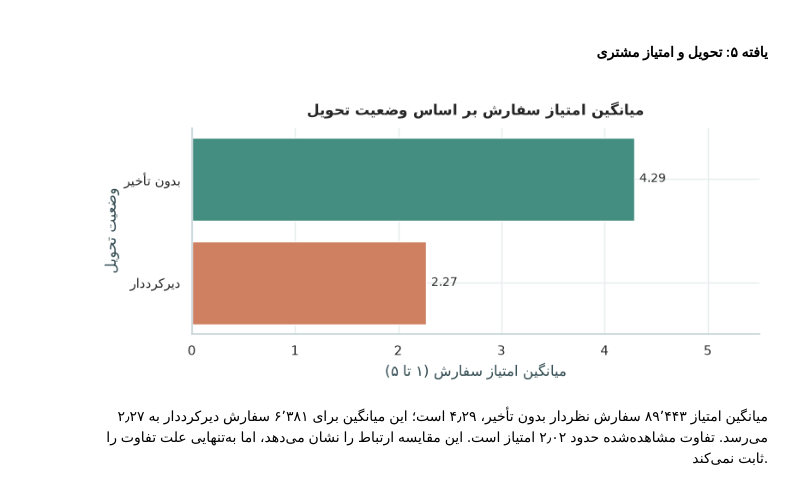
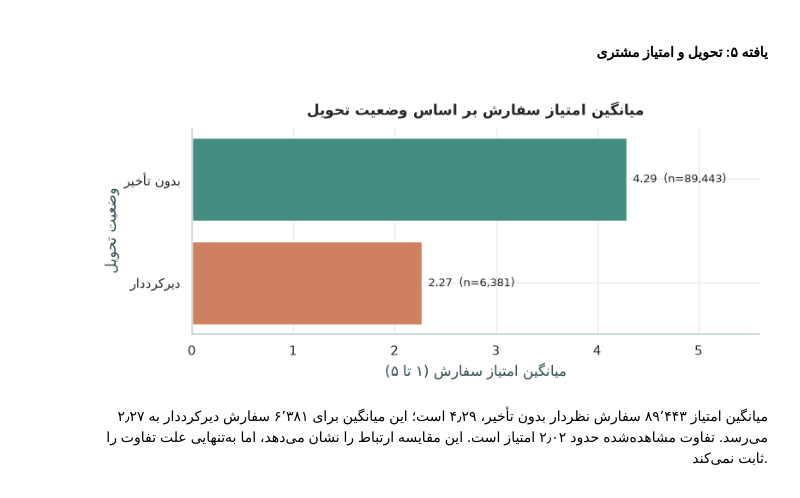
Before and after one commit to arashalidadi/olist-pro, a Jupyter notebook: olist_analysis.ipynb, the cells around one changed output. Drawn from its saved outputs; the diff is of its cells as text; code cells hidden in the pictures.

```diff
--- a/olist_analysis.ipynb
+++ b/olist_analysis.ipynb
@@ -107,6 +107,7 @@ python -m pip install jupyter pandas numpy matplotlib "seaborn>=0.13" arabic-res
 from pathlib import Path
 
 import matplotlib
+from matplotlib import ft2font
 import numpy as np
 import pandas as pd
 import matplotlib.pyplot as plt
@@ -119,9 +120,9 @@ from bidi.algorithm import get_display
 
 def fa(text):
     text = str(text)
-    if Version(matplotlib.__version__) >= Version('3.11'):
+    if Version(matplotlib.__version__) >= Version('3.11') and getattr(ft2font, '__libraqm_version__', ''):
         return text
-    return get_display(arabic_reshaper.reshape(text))
+    return '\n'.join(get_display(arabic_reshaper.reshape(line)) for line in text.split('\n'))
 
 
 sns.set_theme(
@@ -2722,15 +2931,17 @@ plt.tight_layout(); plt.show()
 # %%
 manager_review = delay_review.reindex([False, True])
 manager_review_names = [fa('بدون تأخیر'), fa('دیرکرددار')]
 fig, ax = plt.subplots(figsize=(8, 3.6))
 bars = ax.barh(manager_review_names, manager_review.mean_score, color=['#438e80', '#ce8061'])
 ax.invert_yaxis()
-ax.bar_label(bars, fmt='%.2f', padding=4, fontsize=10)
-ax.set_xlim(0, 5.5)
+for bar, count in zip(bars, manager_review.orders):
+    ax.text(bar.get_width() + .06, bar.get_y() + bar.get_height() / 2,
+            f'{bar.get_width():.2f}  (n={int(count):,})', va='center', fontsize=9)
+ax.set_xlim(0, 5.6)
 ax.set(title=fa('میانگین امتیاز سفارش بر اساس وضعیت تحویل'), xlabel=fa('میانگین امتیاز سفارش (۱ تا ۵)'), ylabel=fa('وضعیت تحویل'))
 plt.tight_layout(); plt.show()
 # %% [output]
-[figure, old version]
+[figure, new version]
 # %% [markdown]
 <div dir="rtl" align="right" style="text-align: right;">
 
```
Also changed, not shown: parts of 24 cells of this notebook, 1 other file.
